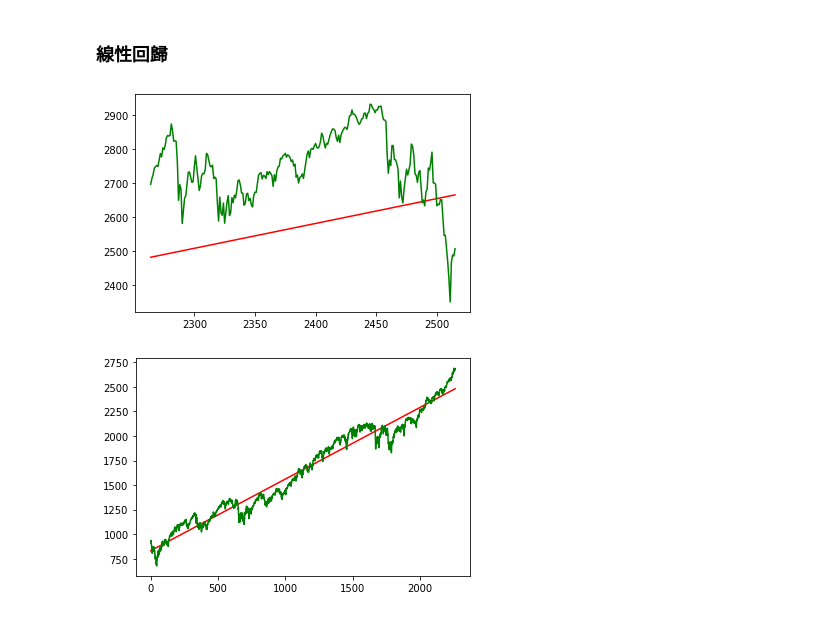
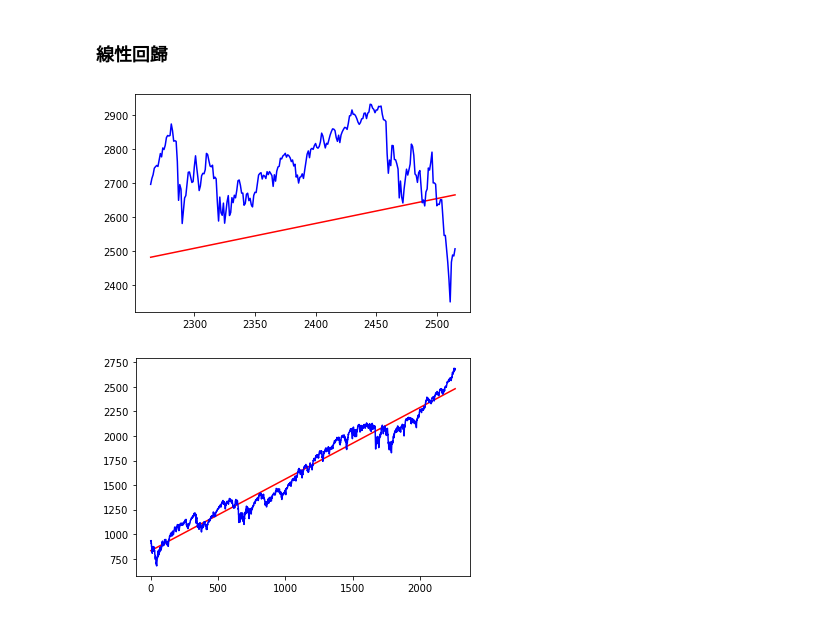
Before and after one commit to ting2313/DataAnalytics-learning, a Jupyter notebook: hw3-1/main.ipynb, the cells around one changed output. Drawn from its saved outputs; the diff is of its cells as text; code cells hidden in the pictures.

```diff
--- a/hw3-1/main.ipynb
+++ b/hw3-1/main.ipynb
@@ -23,9 +23,9 @@ import seaborn as sns
 ### 處理缺失值
 檢查輸入的資料是否有缺失值，由count欄位可以確定沒有。
 # %%
-train_x = df[['Open Price','High Price','Low Price', 'Volume']]
+train_x = df[['Open Price','High Price', 'Close Price','Low Price', 'Volume']]
 train_y = df[['Close Price']]
-test_x = df_test[['Open Price','High Price','Low Price', 'Volume']]
+test_x = df_test[['Open Price','High Price', 'Close Price','Low Price', 'Volume']]
 test_y = df_test[['Close Price']]
 
 print(train_x.describe())
@@ -114,16 +117,16 @@ from sklearn.linear_model import LinearRegression
 # %%
 model = LinearRegression()
 model.fit(np.array(train_x['Date']).reshape(-1, 1),train_y)
 
 predict = model.predict(np.array(test_x['Date']).reshape(-1, 1))
 plt.plot(test_x['Date'], predict, "r")
-plt.plot(test_x['Date'], test_y, "g")
+plt.plot(test_x['Date'], test_y, "b")
 plt.show()
 
 predict = model.predict(np.array(train_x['Date']).reshape(-1, 1))
 plt.plot(train_x['Date'], predict, "r")
-plt.plot(train_x['Date'], train_y, "g")
+plt.plot(train_x['Date'], train_y, "b")
 plt.show()
 # %% [output]
-[figure, old version]
+[figure, new version]
-[figure, old version]
+[figure, new version]
```
Also changed, not shown: parts of 10 cells of this notebook.
